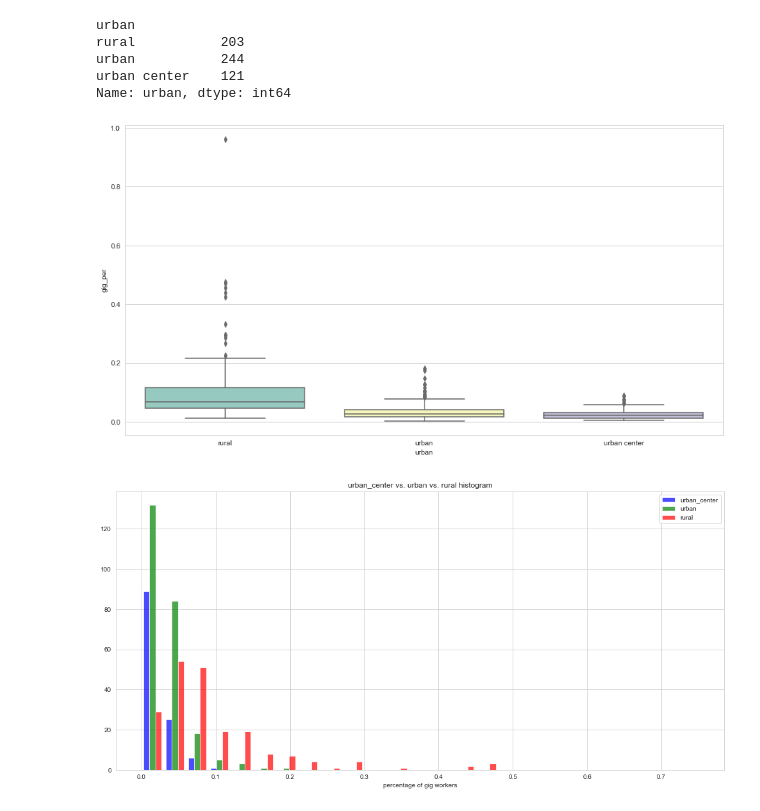
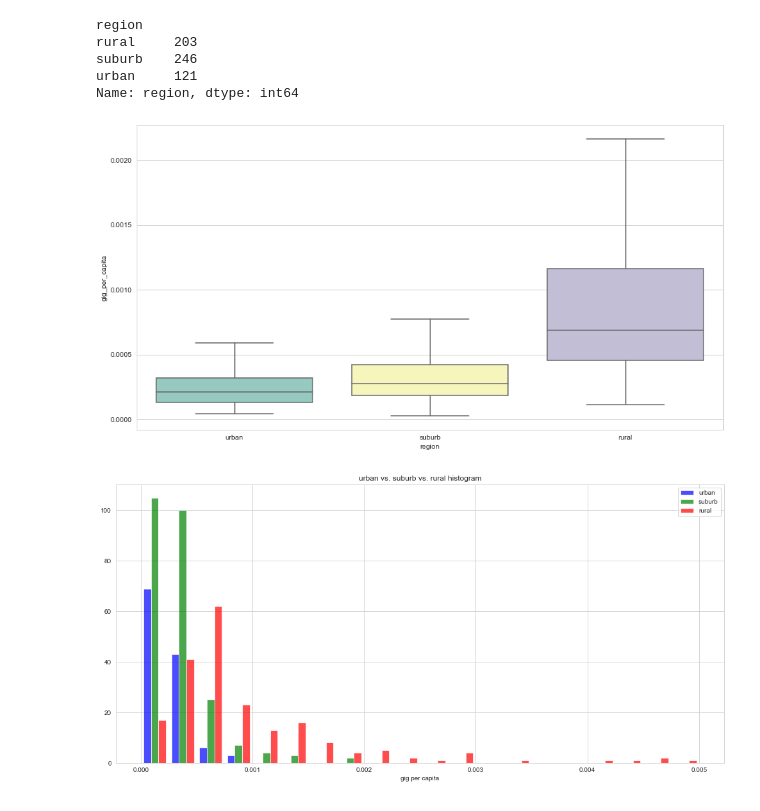
Before and after one commit to sy-guan/master-project-online-staffing, a Jupyter notebook: misgrosi/analysis/misgrosi_job_analysis.ipynb, the cells around one changed output. Saved outputs shown, nothing was run; the diff lists cells and outputs as text; code cells hidden in the pictures.

```diff
--- a/misgrosi/analysis/misgrosi_job_analysis.ipynb
+++ b/misgrosi/analysis/misgrosi_job_analysis.ipynb
@@ -4,7 +4,7 @@ import numpy as np
 import matplotlib.pyplot as plt
 import matplotlib.colors as mcolors
 
-df = pd.read_csv("../data/misgrosi_job.csv")
+df = pd.read_csv("../data/misgrosi_job1108.csv")
 df_density = pd.read_csv('../../density.csv')
 # %%
 def stadt(row):
@@ -66,12 +66,12 @@ df_count
 # Merge grouped by data with density.csv
 df = df_count.merge(df_density,on = 'Post Code',how = 'left')
 df = df.dropna(subset = ['Density'])
-df['gig_per'] = 100*df['Counts']/df['Population']
+df['gig_per_capita'] = df['Counts']/df['Population']
 # Define urban column
-df['urban'] = 'unknown'
-df.loc[df['Density']<400, 'urban'] = 'rural'
-df.loc[(df['Density']>=400) & (df['Density']<1500), 'urban'] = 'urban'
-df.loc[df['Density']>1500, 'urban'] = 'urban center'
+df['region'] = 'unknown'
+df.loc[df['Density']<400, 'region'] = 'rural'
+df.loc[(df['Density']>=400) & (df['Density']<1500), 'region'] = 'suburb'
+df.loc[df['Density']>1500, 'region'] = 'urban'
 df = df.rename(columns={'Counts': 'gig_num'})
 
 df.head()
@@ -85,19 +85,19 @@ df.head()
 # %%
 # Count job number of urban center, urban and rural
-urban_count = df.groupby('urban')['urban'].count()
+urban_count = df.groupby('region')['region'].count()
 urban_count
 # %% [output]
-urban
-rural           203
-urban           244
-urban center    121
-Name: urban, dtype: int64
+region
+rural     203
+suburb    246
+urban     121
+Name: region, dtype: int64
 # %%
 import seaborn as sns
 sns.set_style("whitegrid")
 plt.figure(figsize=(15,8))
-ax = sns.boxplot(x="urban", y="gig_per",
-data=df, palette="Set3")
+ax = sns.boxplot(x="region", y="gig_per_capita",
+data=df, palette="Set3",showfliers = False,order = ['urban','suburb','rural'])
 # %% [output]
-[figure, old version]
+[figure, new version]
 # %%
@@ -123,9 +123,9 @@ def hist_all(labels,*data):
     plt.legend()
     plt.show()
 # %%
-hist_all(['urban_center','urban','rural'],urban_center,urban,rural)
+hist_all(['urban','suburb','rural'],urban,suburb,rural)
 # %% [output]
-[figure, old version]
+[figure, new version]
 # %%
 hist_all(['urban','rural'],urban,rural)
 # %% [output]
```
Also changed, not shown: parts of 15 cells of this notebook, 3 other files.
